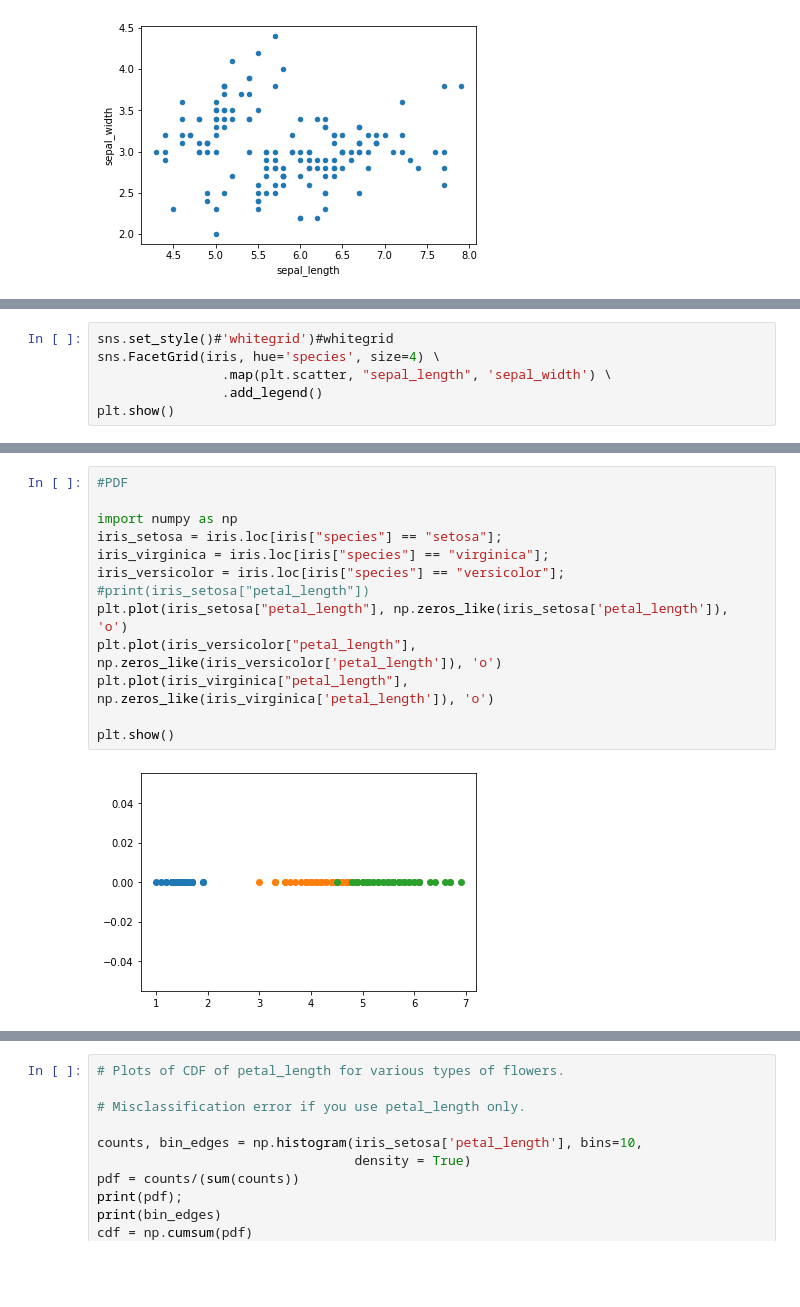
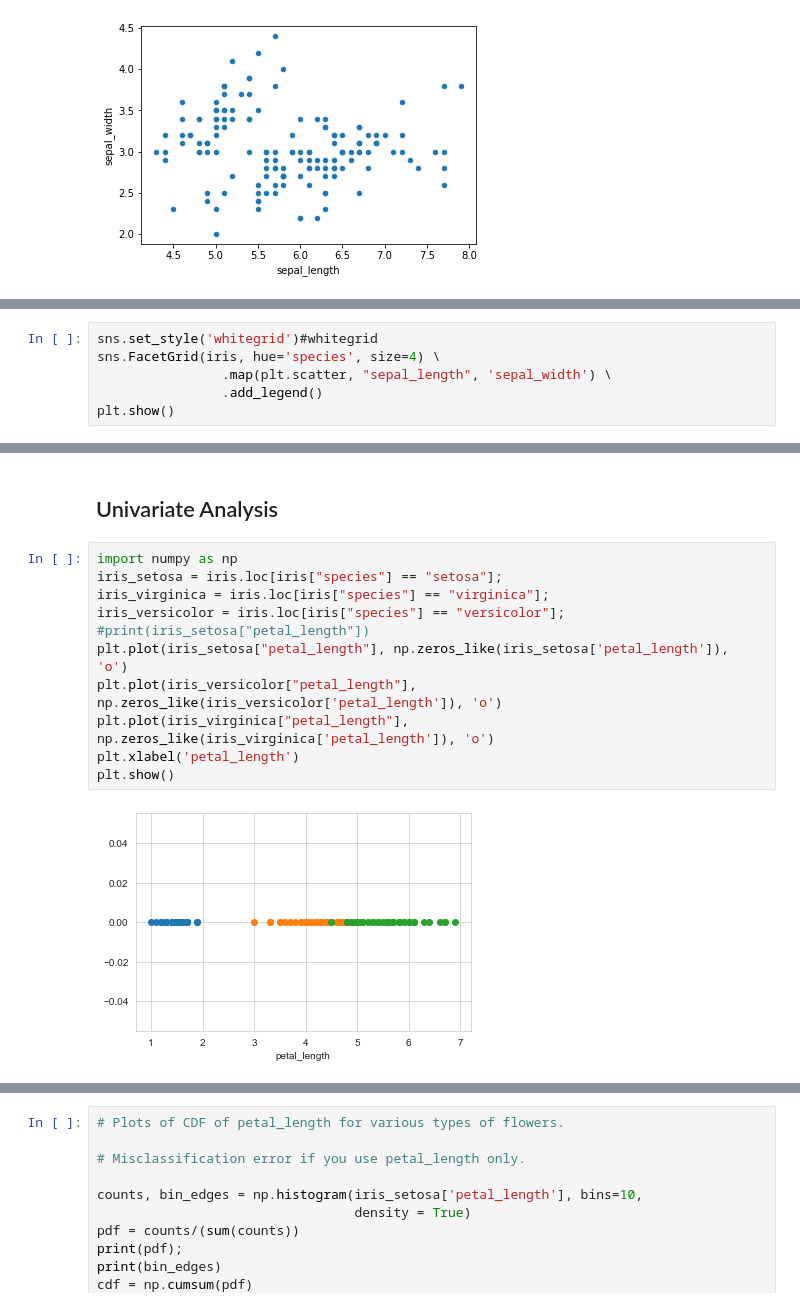
Before and after one commit to narottamgoyal/ML.Example.Walkthrough, a Jupyter notebook: iris_data_case_study/iris_data_case_study.ipynb, the cells around one changed output, grey strips where cells are left out. Cells and saved outputs as stored; diff of their text form; blank space fills up the shorter version.

```diff
--- a/iris_data_case_study/iris_data_case_study.ipynb
+++ b/iris_data_case_study/iris_data_case_study.ipynb
@@ -45,5 +47,5 @@ iris.plot(kind='scatter', x = "sepal_length", y='sepal_width')
 # %%
-sns.set_style()#'whitegrid')#whitegrid
+sns.set_style('whitegrid')#whitegrid
 sns.FacetGrid(iris, hue='species', size=4) \
                 .map(plt.scatter, "sepal_length", 'sepal_width') \
                 .add_legend()
@@ -65,21 +69,21 @@ sns.pairplot(iris, hue='species', size=3)
 plt.show()
 # %% [output]
 [figure]
+# %% [markdown]
+## Univariate Analysis
 # %%
-#PDF
-
 import numpy as np
 iris_setosa = iris.loc[iris["species"] == "setosa"];
 iris_virginica = iris.loc[iris["species"] == "virginica"];
 iris_versicolor = iris.loc[iris["species"] == "versicolor"];
 #print(iris_setosa["petal_length"])
 plt.plot(iris_setosa["petal_length"], np.zeros_like(iris_setosa['petal_length']), 'o')
 plt.plot(iris_versicolor["petal_length"], np.zeros_like(iris_versicolor['petal_length']), 'o')
 plt.plot(iris_virginica["petal_length"], np.zeros_like(iris_virginica['petal_length']), 'o')
-
+plt.xlabel('petal_length')
 plt.show()
 # %% [output]
-[figure, old version]
+[figure, new version]
 # %%
 sns.FacetGrid(iris, hue="species", size=5) \
    .map(sns.distplot, "petal_length") \
```
Also changed, not shown: parts of 11 cells of this notebook, 2 other files.
